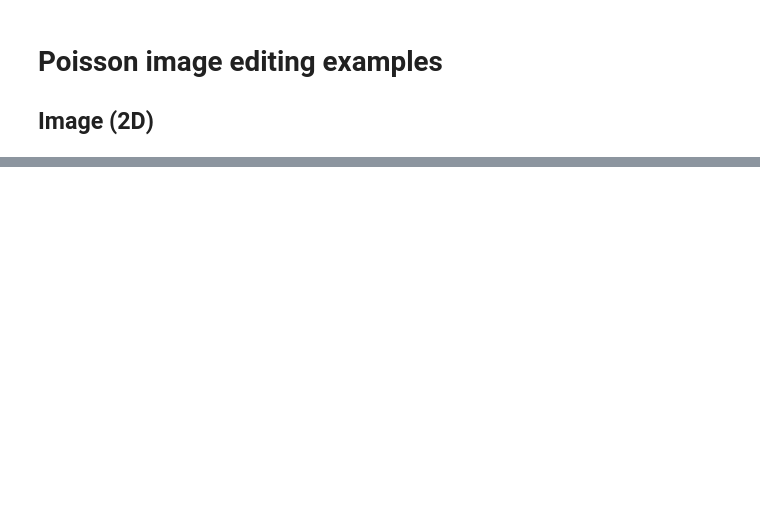
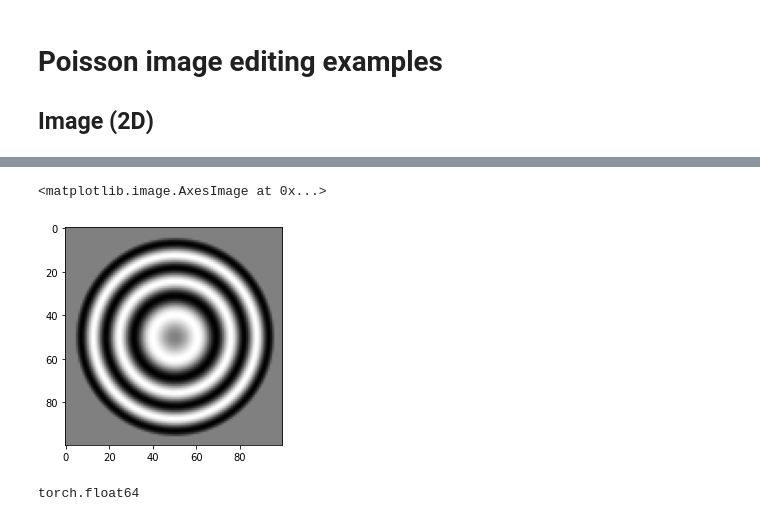
Before and after one commit to matt-baugh/pytorch-poisson-image-editing, a Jupyter notebook: examples.ipynb, the cells around one changed output, grey strips where cells are left out. Drawn from its saved outputs; the diff is of its cells as text; code cells hidden in the pictures; blank space fills up the shorter version.

```diff
--- a/examples.ipynb
+++ b/examples.ipynb
@@ -128,0 +148,26 @@ anim.save('example_images/blended.gif', fps=30)
+# %%
+target_3d = torch.from_numpy(brain)
+
+source_3d = torch.zeros((100, 100, 100), dtype=torch.float64)
+mask_3d = torch.zeros_like(source_3d, dtype=torch.float64)
+radii = centre = np.array(source_3d.shape) // 2
+
+corner_3d = torch.tensor([78, 78, 78])
+
+for i in range(-radii[0], radii[0]):
+    for j in range(-radii[1], radii[1]):
+        for k in range(-radii[2], radii[2]):
+            distance = np.sqrt(i ** 2 + j ** 2 + k ** 2)
+            if distance <= 50:
+                coord = tuple(np.array([i, j, k]) + centre)
+                source_3d[coord] = np.sin(distance * np.pi / 5) / 4
+                mask_3d[coord] = 1
+# %%
+plt.imshow(source_3d[70], cmap='gray')
+# %% [output]
+<matplotlib.image.AxesImage at 0x...>
+[figure, added]
+# %%
+mask_3d.dtype
+# %% [output]
+torch.float64
```
Also changed, not shown: parts of 9 cells of this notebook.
